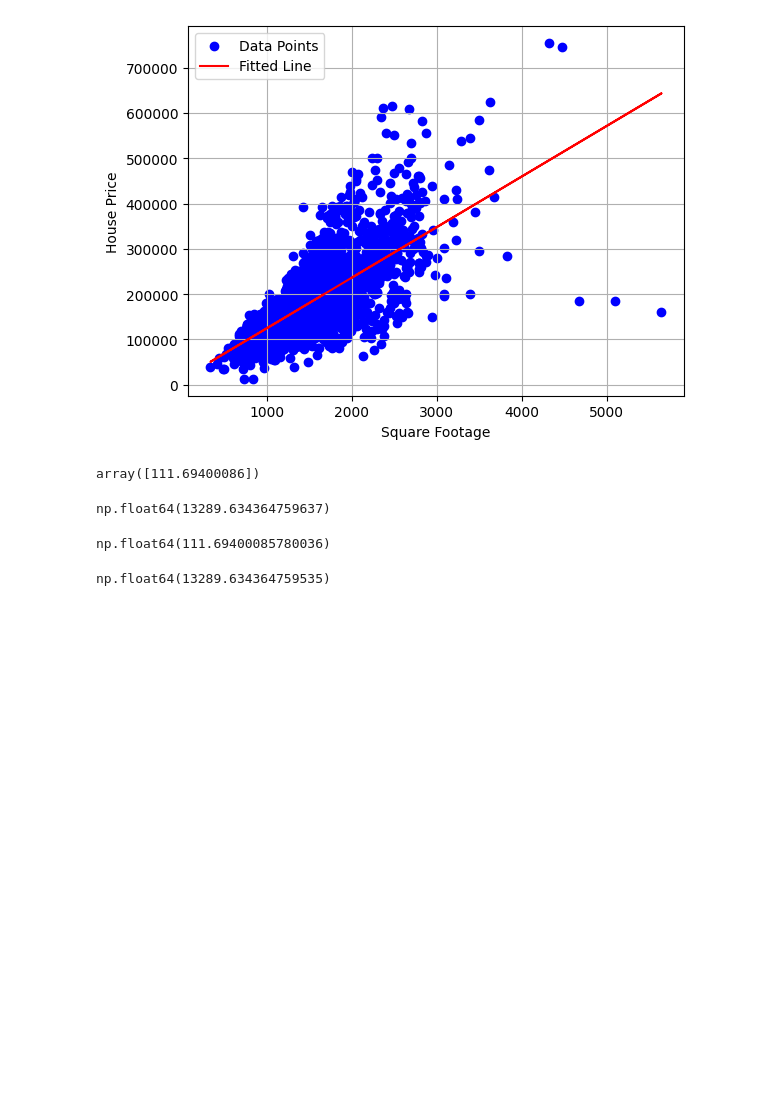
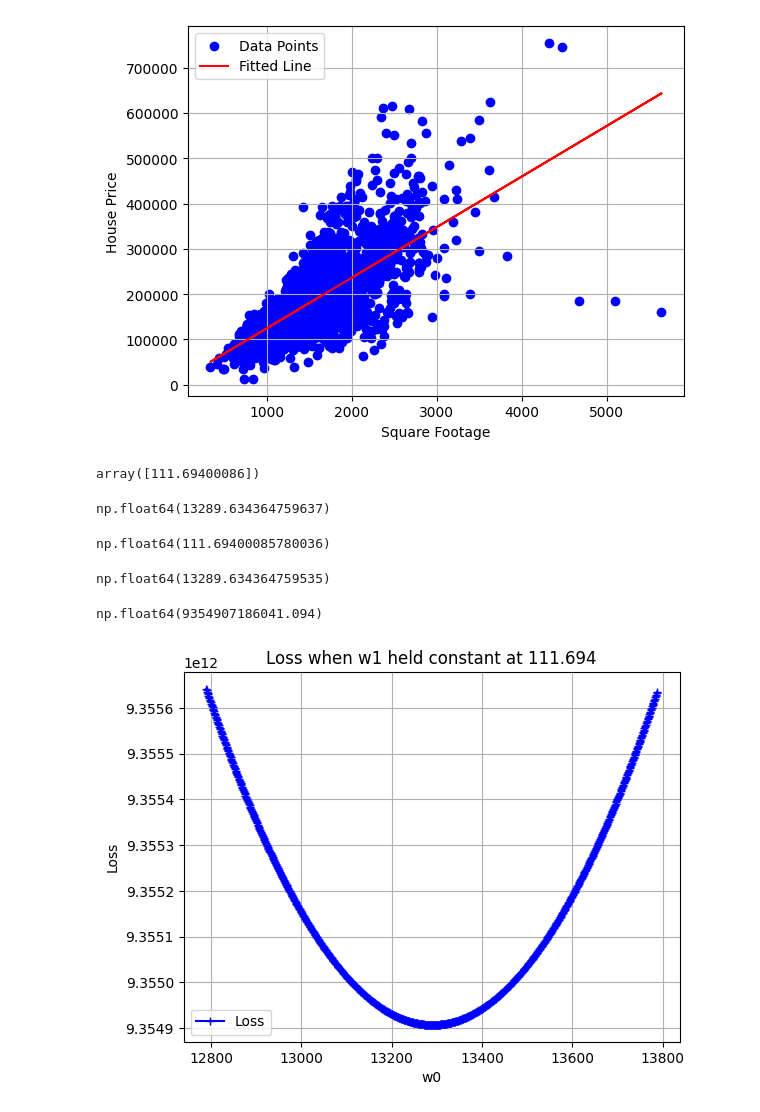
Before and after one commit to awaldis/ai-notes, a Jupyter notebook: linear_regression_house_price.ipynb, the cells around one changed output. Drawn from its saved outputs; the diff is of its cells as text; code cells hidden in the pictures; blank space fills up the shorter version.

Commit message:
Add plot to verify optimal y-intercept was correct

```diff
--- a/linear_regression_house_price.ipynb
+++ b/linear_regression_house_price.ipynb
@@ -44,6 +45,34 @@ np.float64(111.69400085780036)
 # %%
 # Calculate offset using formula from AIMA book.  See that it agrees with offset
 # calculated above with sklearn.
-(y.sum() - w1 * x.sum()) / len(x)
+w0 = (y.sum() - w1 * x.sum()) / len(x)
+w0
 # %% [output]
 np.float64(13289.634364759535)
+# %%
+# What is the total loss for these parameters?
+sum((y_i - (w1* x_i + w0))**2 for x_i, y_i in zip(x, y))
+# %% [output]
+np.float64(9354907186041.094)
+# %%
+# Calculate the losses for a range of values around the minimum loss value.
+# This will enable a plot that will allow us to visually verify that the minimum
+# value calculated was correct.
+w0_array = np.arange(13289 - 500, 13289 + 500)
+loss_array = [sum((y_i - (w1* x_i + w0))**2 for x_i, y_i in zip(x, y)) for w0 in w0_array]
+# %%
+# Create a new figure and axes
+fig = plt.figure()
+ax = fig.add_subplot(1, 1, 1)
+
+# Plot on the new axes
+ax.plot(w0_array, loss_array, 'b-+', label='Loss')
+ax.set_xlabel('w0')
+ax.set_ylabel('Loss')
+ax.set_title('Loss when w1 held constant at 111.694')
+ax.legend()
+ax.grid(True)
+
+plt.show()
+# %% [output]
+[figure, added]
```
Also changed, not shown: parts of 1 cell of this notebook.
